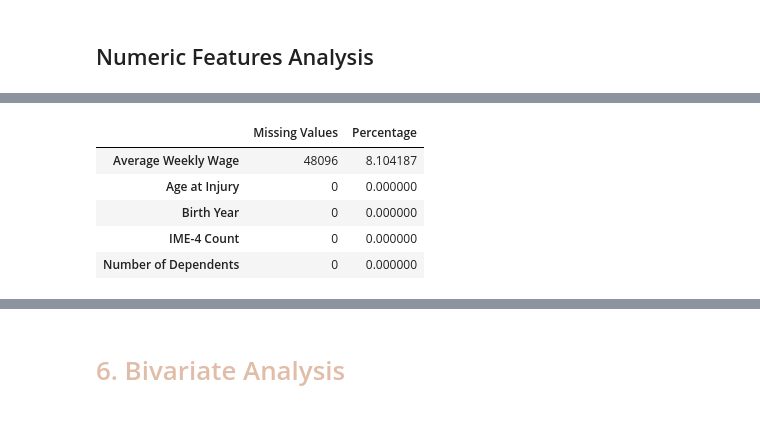
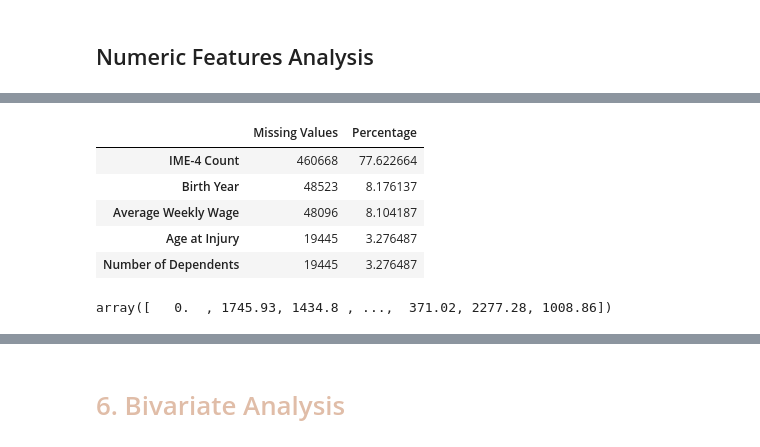
Before and after one commit to DiogoPF/Multiclass_Classification-WCB, a Jupyter notebook: resources/explorative analysis_Isa.ipynb, the cells around one changed output, grey strips where cells are left out. Cells and saved outputs as stored; diff of their text form; code cells hidden in the pictures.

```diff
--- a/resources/explorative analysis_Isa.ipynb
+++ b/resources/explorative analysis_Isa.ipynb
@@ -29,7 +29,7 @@ from sklearn.preprocessing import MinMaxScaler
 # %% [markdown]
 # <span style="color:#e0bda8">2. Reading the Data</span>
 # %%
-df = pd.read_csv('resources/train_data.csv')
+df = pd.read_csv('train_data.csv')
 df
 # %% [output]
 |  | Accident Date | Age at Injury | Alternative Dispute Resolution | Assembly Date | Attorney/Representative | ... |
@@ -323,7 +329,7 @@ Name: count, dtype: int64
 # %%
 # Lists of variables by type
 datetime_vars = ['Accident Date', 'Assembly Date', 'C-2 Date', 'C-3 Date', 'First Hearing Date']
-category_vars = [
+categorical_vars = [
     'Alternative Dispute Resolution', 'Attorney/Representative', 'Carrier Name',
     'Carrier Type', 'Claim Identifier', 'Claim Injury Type', 'County of Injury',
     'COVID-19 Indicator', 'District Name', 'Gender', 'Industry Code', 'Industry Code Description',
@@ -336,8 +342,8 @@ int_vars = ['Age at Injury', 'Birth Year', 'IME-4 Count', 'Number of Dependents'
 
 # Changing data types
 df[datetime_vars] = df[datetime_vars].apply(pd.to_datetime, errors='coerce')  # Change to datetime
-df[category_vars] = df[category_vars].astype('category')  # Change to category
-df[int_vars] = df[int_vars].fillna(0).astype('int')  # Fill NaNs with 0 and change to int
+df[categorical_vars] = df[categorical_vars].astype('object')  # Change to category
+df[int_vars] = df[int_vars].astype('Int64')  # Use 'Int64' with a capital I to allow NaNs
 
 # Display the updated DataFrame dtypes
 print(df.dtypes)
@@ -786,25 +834,29 @@ numeric_features.describe().T
 # %%
 # Calculating the number of missing values
 missing_values = numeric_features.isnull().sum()
 
 # Adding percentage of missing values
-total_rows = len(numeric_features)
+total_rows = numeric_features.shape[0]
 missing_percentage = (missing_values / total_rows) * 100
 
 # Creating a DataFrame with the count and percentage of missing values
 missing_data = pd.DataFrame({'Missing Values': missing_values, 'Percentage': missing_percentage})
 
 # Sorting by the frequency of missing values
 sorted_missing_data = missing_data.sort_values(by='Missing Values', ascending=False)
 
 sorted_missing_data.head(33)
 # %% [output]
 |  | Missing Values | Percentage |
+| IME-4 Count | 460668 | 77.622664 |
+| Birth Year | 48523 | 8.176137 |
 | Average Weekly Wage | 48096 | 8.104187 |
-| Age at Injury | 0 | 0.000000 |
-| Birth Year | 0 | 0.000000 |
-| IME-4 Count | 0 | 0.000000 |
-| Number of Dependents | 0 | 0.000000 |
+| Age at Injury | 19445 | 3.276487 |
+| Number of Dependents | 19445 | 3.276487 |
+# %%
+df["Average Weekly Wage"].unique()
+# %% [output]
+array([   0.  , 1745.93, 1434.8 , ...,  371.02, 2277.28, 1008.86])
 # %%
 for var in numeric_features:
     fig, (ax1, ax2) = plt.subplots(1, 2, figsize=(9, 3))
```
Also changed, not shown: parts of 51 cells of this notebook.
